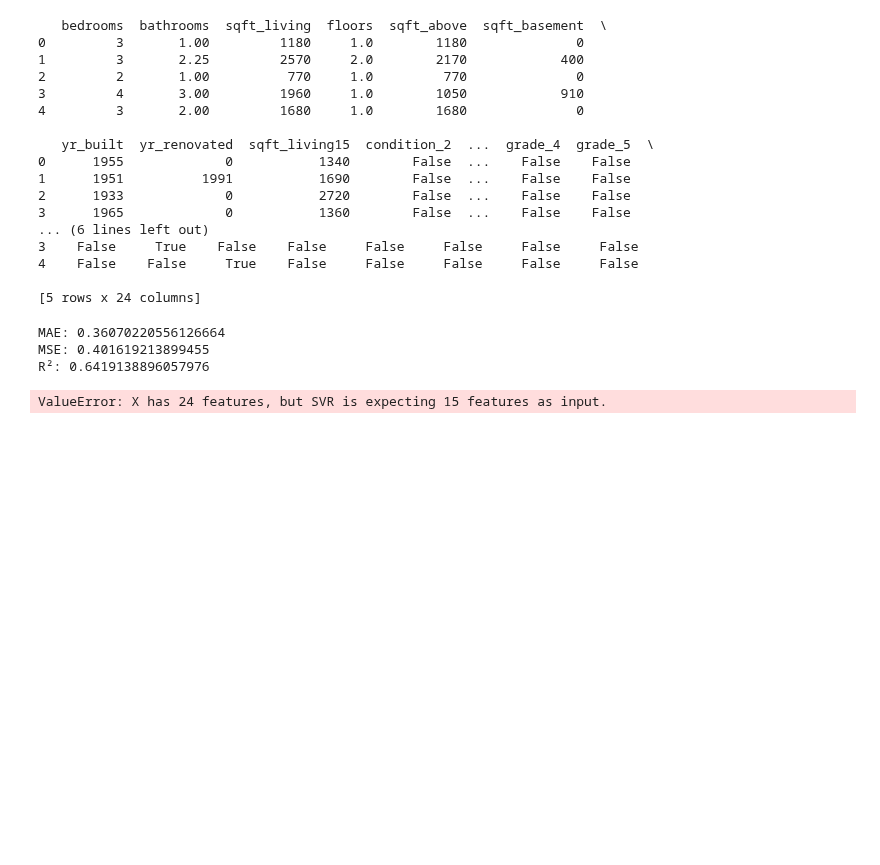
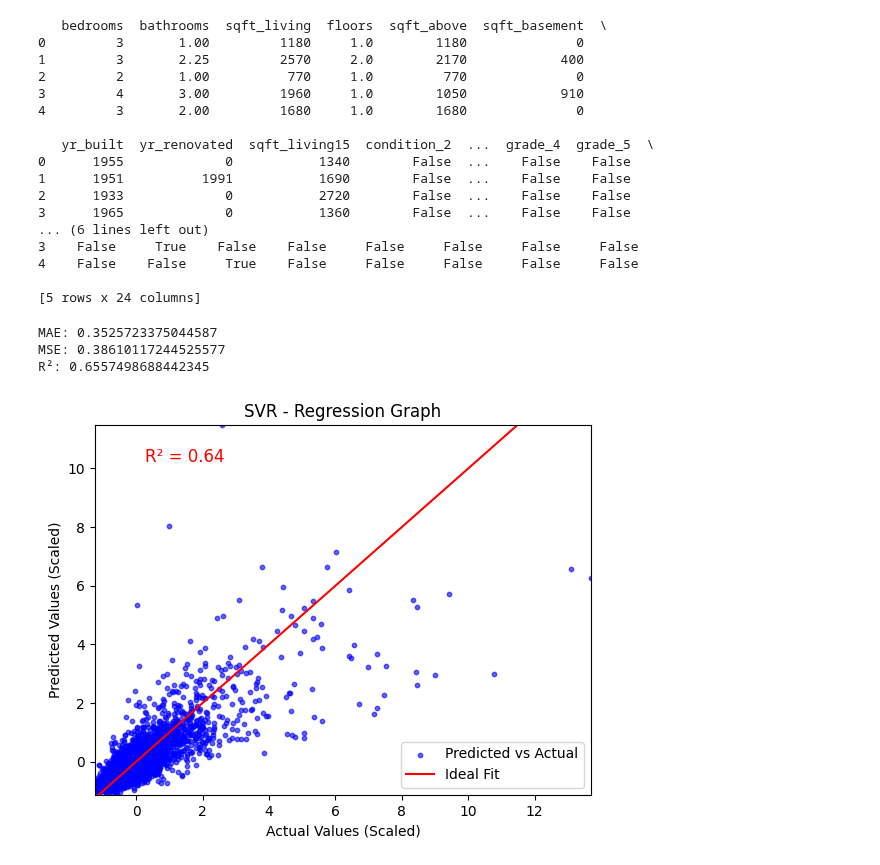
Before and after one commit to sbogde/scikit-regressions-and-confessions, a Jupyter notebook: week3_06_svr_kc_houses.ipynb, the cells around one changed output. Cells and saved outputs as stored; diff of their text form; code cells hidden in the pictures; blank space fills up the shorter version.

```diff
--- a/week3_06_svr_kc_houses.ipynb
+++ b/week3_06_svr_kc_houses.ipynb
@@ -224,10 +224,10 @@ X_train, X_test, y_train, y_test = train_test_split(X_scaled, y_scaled, test_siz
 # regressor = SVR(kernel='poly') #0.5210
 # regressor = SVR(kernel='sigmoid') #-0.059
 
-# regressor = SVR(kernel='rbf') #0.7538
+regressor = SVR(kernel='rbf') #0.6557
 # regressor = SVR(kernel='rbf', C=5) #0.8007
 # regressor = SVR(kernel='rbf', C=10) #0.8067
-regressor = SVR(kernel='rbf', C=12) #0.8074
+# regressor = SVR(kernel='rbf', C=12) #0.6419
 
 # Fit the model
 regressor.fit(X_train, y_train)
@@ -244,32 +244,32 @@ print(f"MAE: {mae}")
 print(f"MSE: {mse}")
 print(f"R²: {r2}")
 # %% [output]
-MAE: 0.36070220556126664
-MSE: 0.401619213899455
-R²: 0.6419138896057976
+MAE: 0.3525723375044587
+MSE: 0.38610117244525577
+R²: 0.6557498688442345
 # %%
 # Predict values using the testing set
-y_pred = svr_reg.predict(X_test)
+# y_pred = svr_reg.predict(X_test)
 
 # Scatter plot of actual vs predicted values
 plt.scatter(y_test, y_pred, color="b", label="Predicted vs Actual", alpha=0.6, s=10)
 
 # Add a red line representing perfect predictions (diagonal line)
 plt.plot([y_test.min(), y_test.max()], [y_test.min(), y_test.max()], color="r", label="Ideal Fit")
 
 plt.xlim(y_test.min(), y_test.max())
 plt.ylim(y_pred.min(), y_pred.max())
 
 # r2 = r2_score(y_test, y_pred)
 plt.text(0.1, 0.9, f"R² = {r2:.2f}", transform=plt.gca().transAxes, fontsize=12, color="red")
 
 # Add labels and title
 plt.title("SVR - Regression Graph")
 plt.xlabel("Actual Values (Scaled)")
 plt.ylabel("Predicted Values (Scaled)")
 plt.legend(loc='lower right')
 
 # Display the plot
 plt.show()
 # %% [output]
-ValueError: X has 24 features, but SVR is expecting 15 features as input.
+[figure, added]
```
